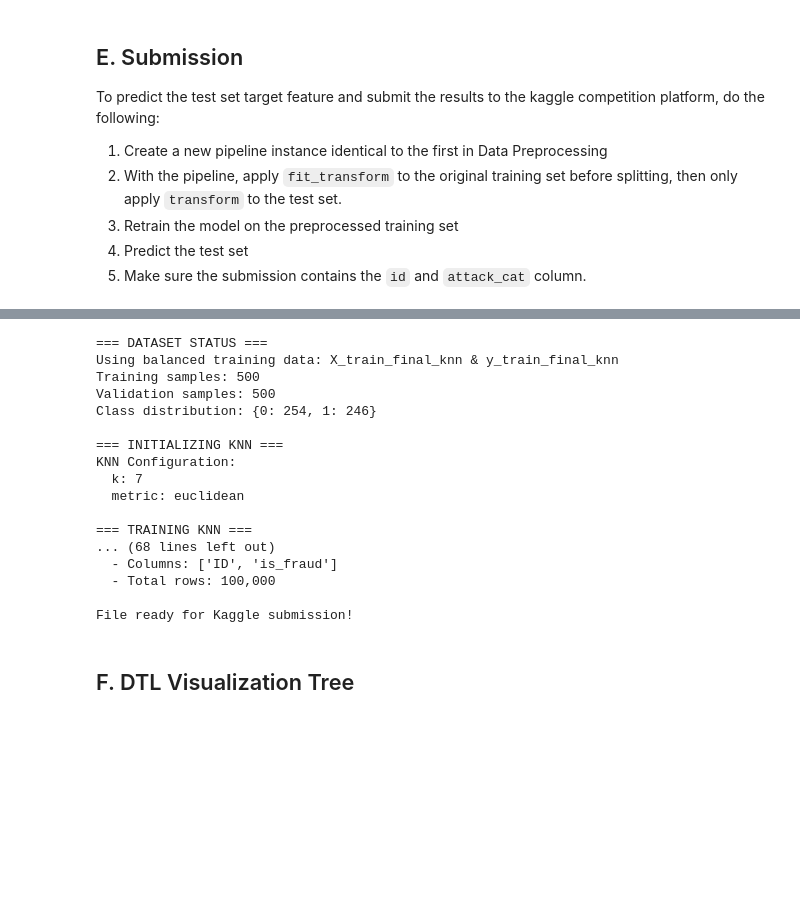
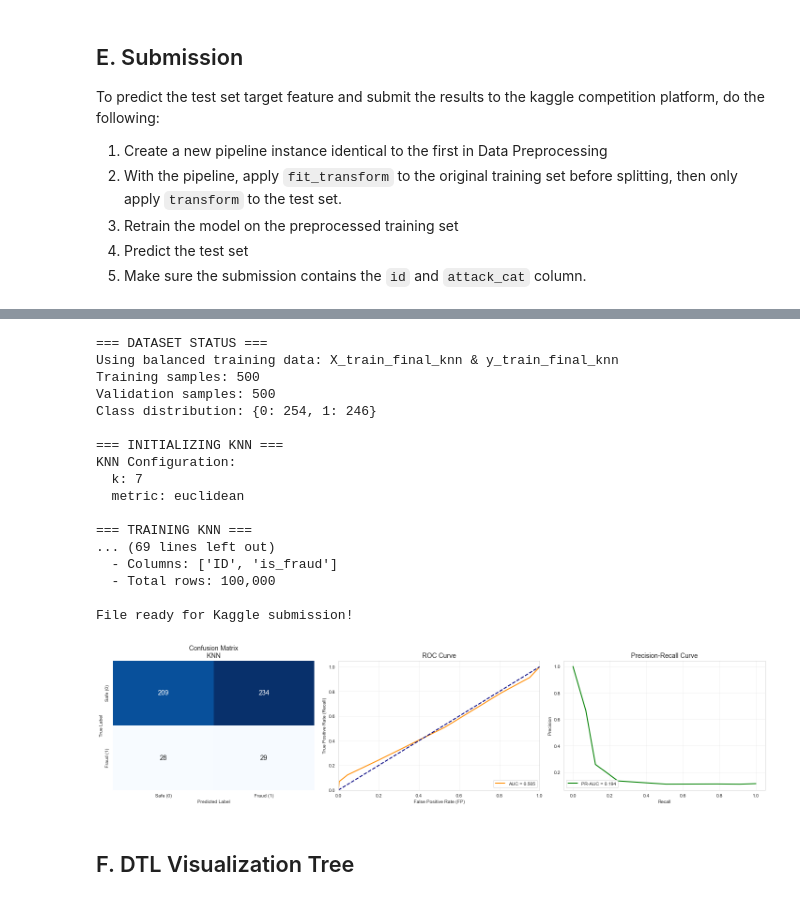
Before and after one commit to suryasuharna23/RestInPeaceMom_Tugas-Besar-2-IF3070-2025, a Jupyter notebook: src/Kelompok 12_ IF3070 Dasar Artificial Intelligence _ Tugas Besar 2 Notebook Template.ipynb, the cells around one changed output, grey strips where cells are left out. Cells and saved outputs as stored; diff of their text form; code cells hidden in the pictures; blank space fills up the shorter version.

```diff
--- a/src/Kelompok 12_ IF3070 Dasar Artificial Intelligence _ Tugas Besar 2 Notebook Template.ipynb
+++ b/src/Kelompok 12_ IF3070 Dasar Artificial Intelligence _ Tugas Besar 2 Notebook Template.ipynb
@@ -2108,7 +2166,7 @@ def knn_model_training(X_train_final_knn, y_train_final_knn, X_val_final_knn, y_
 
     return y_val_proba_knn, y_val_pred_knn, knn, acc_knn_scratch, prec_knn_scratch, rec_knn_scratch, f1_knn_scratch, auc_knn_scratch, knn_scratch_time
 # %%
-def knn_model_predict(fileName, knn, X_test_final_knn, test_df, predict_type):
+def knn_model_predict(fileName, knn, X_test_final_knn, test_df, y_val_pred, y_val_pred_proba, y_val_knn_sampled, predict_type):
     print("\n=== GENERATING TEST SET PREDICTIONS ===\n")
 
     # Get probabilities for test set
@@ -2139,6 +2197,7 @@ def knn_model_predict(fileName, knn, X_test_final_knn, test_df, predict_type):
     print(f"  - Columns: {list(submission_df.columns)}")
     print(f"  - Total rows: {len(submission_df):,}")
     print(f"\nFile ready for Kaggle submission!")
+    visualize_evaluation(y_val_knn_sampled, y_val_pred, y_val_pred_proba, title="KNN")
 # %% [markdown]
 Video visualisasi proses trainin KNN
 
@@ -2391,33 +2452,41 @@ File ready for Kaggle submission (probability version)!
 # %%
 # Train and predict for KNN
-y_val_proba_knn, y_val_pred_knn, knn, acc_knn_scratch, prec_knn_scratch, rec_knn_scratch, f1_knn_scratch, auc_knn_scratch, knn_scratch_time = knn_model_training(X_train_final_knn[:500], y_train_final_knn[:500], X_val_final_knn[:500], y_val[:500])
+X_train_final_knn_sampled = X_train_final_knn[:500]
+y_train_final_knn_sampled = y_train_final_knn[:500]
+X_val_final_knn_sampled = X_val_final_knn[:500]
+y_val_knn_sampled = y_val[:500]
+y_val_proba_knn, y_val_pred_knn, knn, acc_knn_scratch, prec_knn_scratch, rec_knn_scratch, f1_knn_scratch, auc_knn_scratch, knn_scratch_time = knn_model_training(X_train_final_knn_sampled, y_train_final_knn_sampled, X_val_final_knn_sampled, y_val_knn_sampled)
 
 save_model(knn, 'knn_model.pkl')
 
 knn_model_predict(
     'knn_submission_proba.csv',
     knn,
     X_test_final_knn,
     test_df,
+    y_val_pred_knn,
+    y_val_proba_knn,
+    y_val_knn_sampled,
     predict_type='proba')
 # %% [output]
 === DATASET STATUS ===
 Using balanced training data: X_train_final_knn & y_train_final_knn
 Training samples: 500
 Validation samples: 500
 Class distribution: {0: 254, 1: 246}
 
 === INITIALIZING KNN ===
 KNN Configuration:
   k: 7
   metric: euclidean
 
 === TRAINING KNN ===
-... (68 lines left out)
+... (69 lines left out)
   - Columns: ['ID', 'is_fraud']
   - Total rows: 100,000
 
 File ready for Kaggle submission!
+[figure, added]
 # %% [markdown]
 ## F. DTL Visualization Tree
 # %%
```
Also changed, not shown: parts of 19 cells of this notebook, 1 other file.
